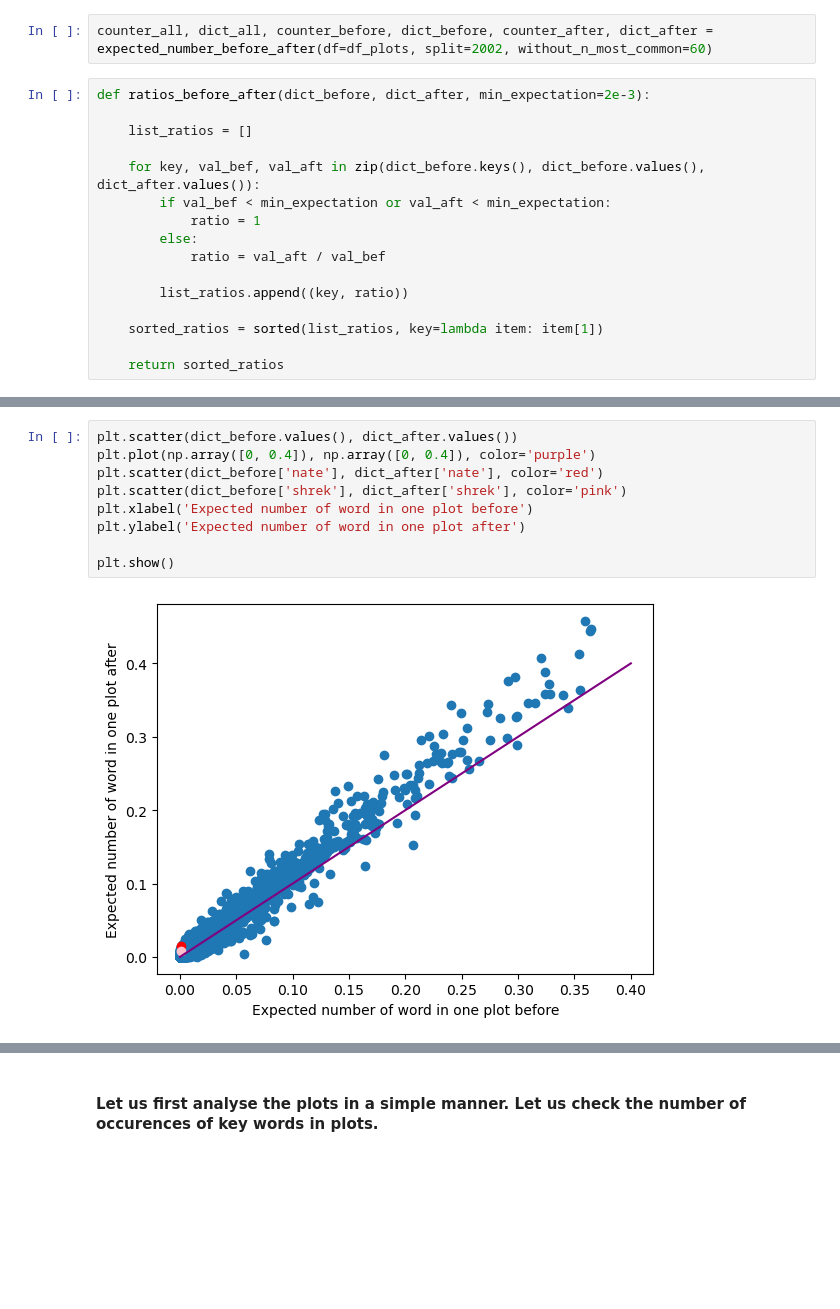
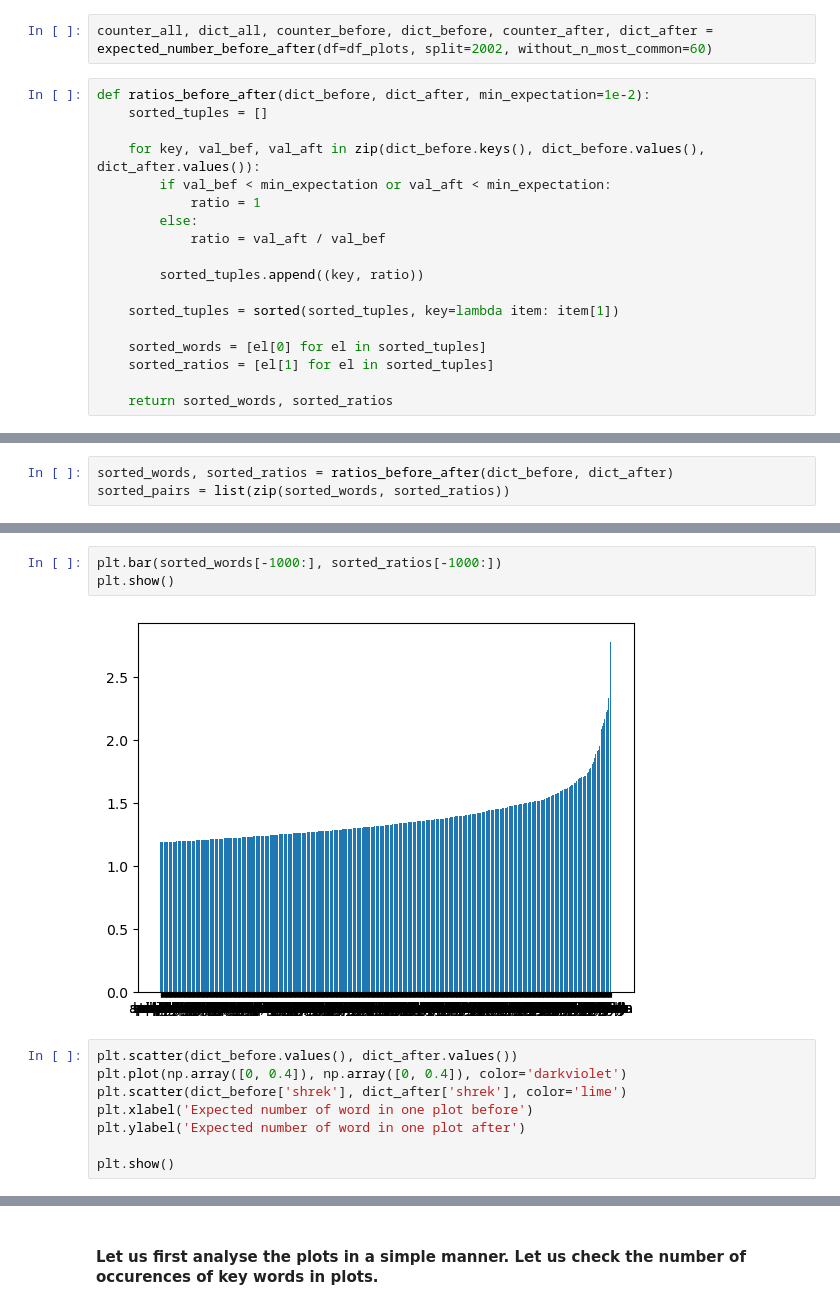
Before and after one commit to epfl-ada/ada-2024-project-adanonymous, a Jupyter notebook: src/movie_plot_analysis_9_11.ipynb, the cells around one changed output, grey strips where cells are left out. Saved outputs shown, nothing was run; the diff lists cells and outputs as text; blank space fills up the shorter version.

```diff
--- a/src/movie_plot_analysis_9_11.ipynb
+++ b/src/movie_plot_analysis_9_11.ipynb
@@ -149,9 +94,8 @@ counter_all, dict_all, counter_before, dict_before, counter_after, dict_after =
 # %%
 counter_all, dict_all, counter_before, dict_before, counter_after, dict_after = expected_number_before_after(df=df_plots, split=2002, without_n_most_common=60)
 # %%
-def ratios_before_after(dict_before, dict_after, min_expectation=2e-3):
-
-    list_ratios = []
+def ratios_before_after(dict_before, dict_after, min_expectation=1e-2):
+    sorted_tuples = []
 
     for key, val_bef, val_aft in zip(dict_before.keys(), dict_before.values(), dict_after.values()):
         if val_bef < min_expectation or val_aft < min_expectation:
@@ -159,8 +103,11 @@ def ratios_before_after(dict_before, dict_after, min_expectation=2e-3):
         else:
             ratio = val_aft / val_bef
 
-        list_ratios.append((key, ratio))
+        sorted_tuples.append((key, ratio))
 
-    sorted_ratios = sorted(list_ratios, key=lambda item: item[1])
+    sorted_tuples = sorted(sorted_tuples, key=lambda item: item[1])
 
-    return sorted_ratios
+    sorted_words = [el[0] for el in sorted_tuples]
+    sorted_ratios = [el[1] for el in sorted_tuples]
+
+    return sorted_words, sorted_ratios
@@ -168,0 +137,3 @@ sorted_ratios = ratios_before_after(dict_before, dict_after)
+# %%
+sorted_words, sorted_ratios = ratios_before_after(dict_before, dict_after)
+sorted_pairs = list(zip(sorted_words, sorted_ratios))
@@ -169,12 +160,14 @@ sorted_ratios = ratios_before_after(dict_before, dict_after)
+# %%
+plt.bar(sorted_words[-1000:], sorted_ratios[-1000:])
+plt.show()
+# %% [output]
+[figure, added]
 # %%
 plt.scatter(dict_before.values(), dict_after.values())
-plt.plot(np.array([0, 0.4]), np.array([0, 0.4]), color='purple')
-plt.scatter(dict_before['nate'], dict_after['nate'], color='red')
-plt.scatter(dict_before['shrek'], dict_after['shrek'], color='pink')
+plt.plot(np.array([0, 0.4]), np.array([0, 0.4]), color='darkviolet')
+plt.scatter(dict_before['shrek'], dict_after['shrek'], color='lime')
 plt.xlabel('Expected number of word in one plot before')
 plt.ylabel('Expected number of word in one plot after')
 
 plt.show()
-# %% [output]
-[figure, removed]
 # %%
```
Also changed, not shown: parts of 10 cells of this notebook.
